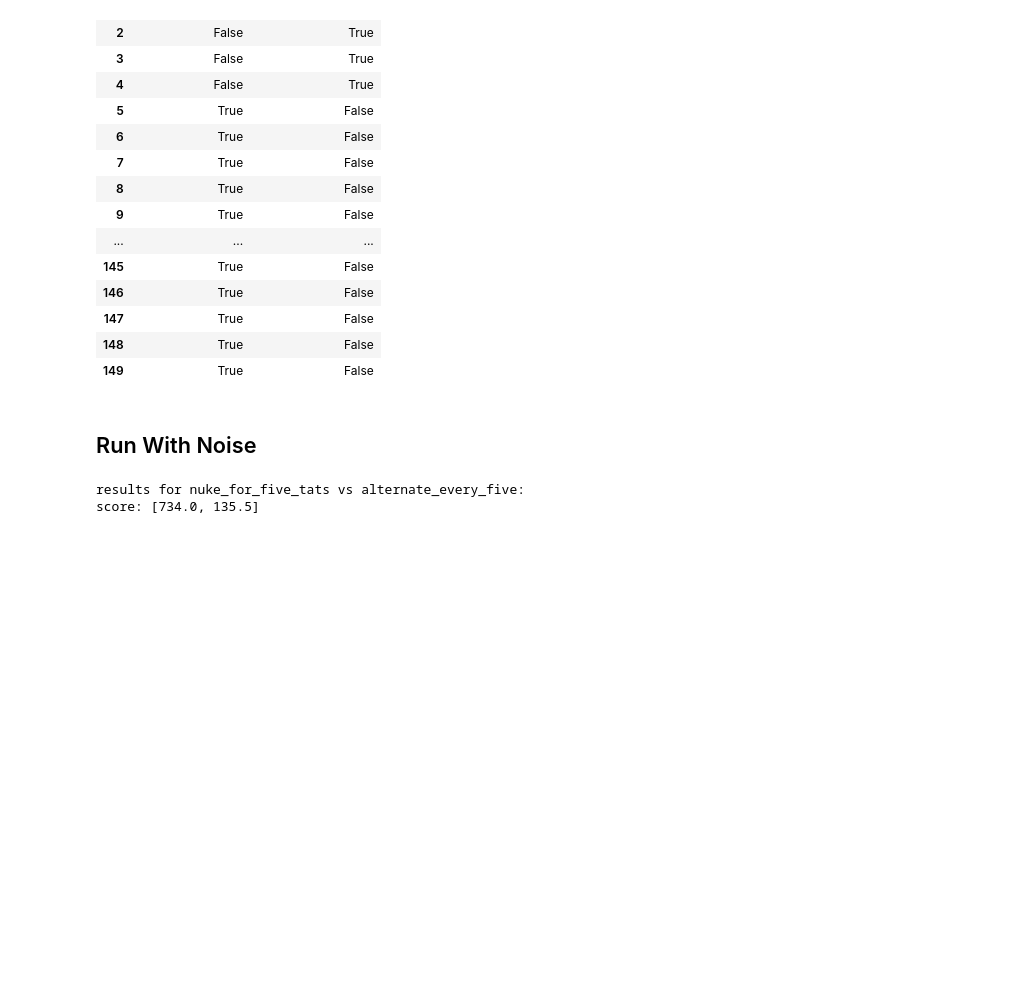
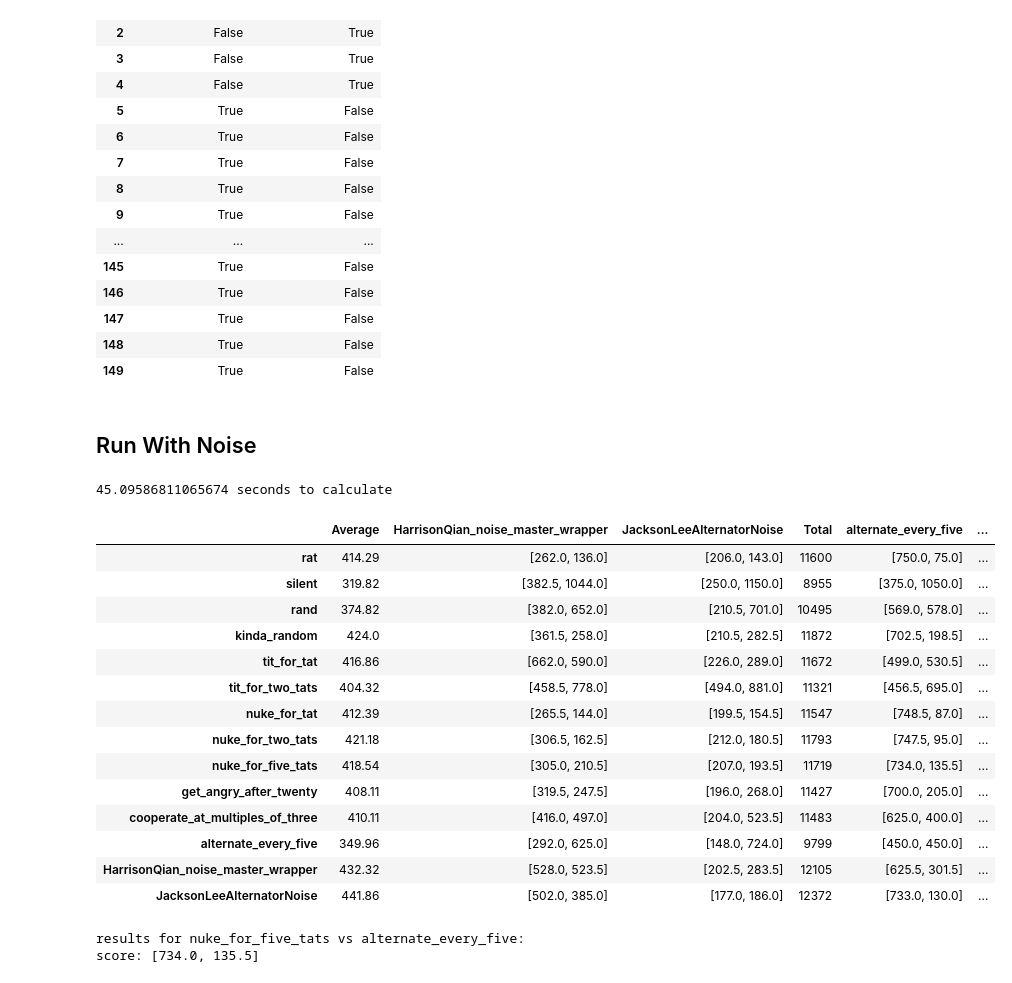
Before and after one commit to Moonflower2022/Updated_IPD_Nueva, a Jupyter notebook: personal_ipd_tournament_2025.ipynb, the cells around one changed output. Drawn from its saved outputs; the diff is of its cells as text; code cells hidden in the pictures; blank space fills up the shorter version.

```diff
--- a/personal_ipd_tournament_2025.ipynb
+++ b/personal_ipd_tournament_2025.ipynb
@@ -477,20 +498,52 @@ score: [745, 115]
 ## Run With Noise
 # %%
 # input variables
-funcs = [rat, silent, rand, kinda_random, tit_for_tat, tit_for_two_tats, nuke_for_tat, nuke_for_two_tats, nuke_for_five_tats, get_angry_after_twenty, cooperate_at_multiples_of_three, alternate_every_five, suspicious_tit_for_tat]
+funcs = [
+    rat,
+    silent,
+    rand,
+    kinda_random,
+    tit_for_tat,
+    tit_for_two_tats,
+    nuke_for_tat,
+    nuke_for_two_tats,
+    nuke_for_five_tats,
+    get_angry_after_twenty,
+    cooperate_at_multiples_of_three,
+    alternate_every_five,
+    HarrisonQian_noise_master_wrapper,
+    JacksonLeeAlternatorNoise
+]
 rounds = 150
 blindness = [0.1, 0.1]
 num_rounds_to_avg = 2
 payoff = [5, 9, 0, 1]
 seeds = [42, 43]
 
 # runs and formats the results
 start = time.time()
 data = run_noise_tournament(funcs, rounds, blindness, num_rounds_to_avg, payoff, seeds=seeds)
 
 print(f"{time.time() - start} seconds to calculate")
 
 display_results(data)
+# %% [output]
+45.09586811065674 seconds to calculate
+|  | Average | HarrisonQian_noise_master_wrapper | JacksonLeeAlternatorNoise | Total | alternate_every_five | ... |
+| rat | 414.29 | [262.0, 136.0] | [206.0, 143.0] | 11600 | [750.0, 75.0] | ... |
+| silent | 319.82 | [382.5, 1044.0] | [250.0, 1150.0] | 8955 | [375.0, 1050.0] | ... |
+| rand | 374.82 | [382.0, 652.0] | [210.5, 701.0] | 10495 | [569.0, 578.0] | ... |
+| kinda_random | 424.0 | [361.5, 258.0] | [210.5, 282.5] | 11872 | [702.5, 198.5] | ... |
+| tit_for_tat | 416.86 | [662.0, 590.0] | [226.0, 289.0] | 11672 | [499.0, 530.5] | ... |
+| tit_for_two_tats | 404.32 | [458.5, 778.0] | [494.0, 881.0] | 11321 | [456.5, 695.0] | ... |
+| nuke_for_tat | 412.39 | [265.5, 144.0] | [199.5, 154.5] | 11547 | [748.5, 87.0] | ... |
+| nuke_for_two_tats | 421.18 | [306.5, 162.5] | [212.0, 180.5] | 11793 | [747.5, 95.0] | ... |
+| nuke_for_five_tats | 418.54 | [305.0, 210.5] | [207.0, 193.5] | 11719 | [734.0, 135.5] | ... |
+| get_angry_after_twenty | 408.11 | [319.5, 247.5] | [196.0, 268.0] | 11427 | [700.0, 205.0] | ... |
+| cooperate_at_multiples_of_three | 410.11 | [416.0, 497.0] | [204.0, 523.5] | 11483 | [625.0, 400.0] | ... |
+| alternate_every_five | 349.96 | [292.0, 625.0] | [148.0, 724.0] | 9799 | [450.0, 450.0] | ... |
+| HarrisonQian_noise_master_wrapper | 432.32 | [528.0, 523.5] | [202.5, 283.5] | 12105 | [625.5, 301.5] | ... |
+| JacksonLeeAlternatorNoise | 441.86 | [502.0, 385.0] | [177.0, 186.0] | 12372 | [733.0, 130.0] | ... |
 # %%
 # for noise games, there are multiple observed histories
 
```
Also changed, not shown: parts of 3 cells of this notebook, 2 other files.
